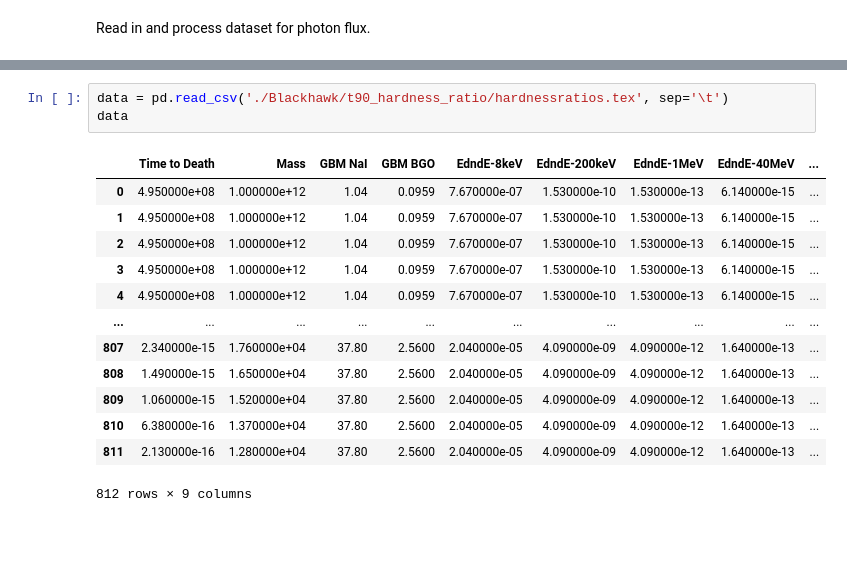
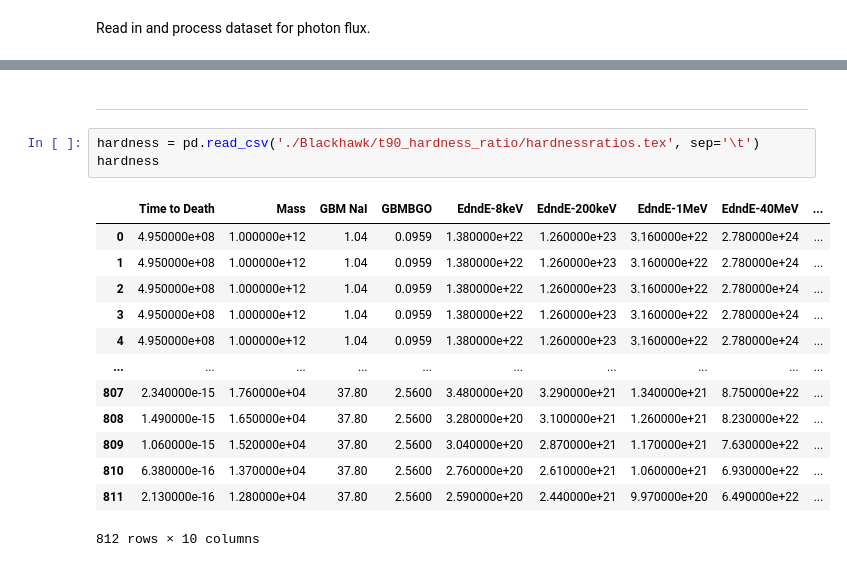
Before and after one commit to xboluna/Research, a Jupyter notebook: BHRad/Modelling/BHawk_Modelling.ipynb, the cells around one changed output, grey strips where cells are left out. Saved outputs shown, nothing was run; the diff lists cells and outputs as text; blank space fills up the shorter version.

```diff
--- a/BHRad/Modelling/BHawk_Modelling.ipynb
+++ b/BHRad/Modelling/BHawk_Modelling.ipynb
@@ -13,17 +172,19 @@ Read in and process dataset for photon flux.
+# %% [markdown]
+----
 # %%
-data = pd.read_csv('./Blackhawk/t90_hardness_ratio/hardnessratios.tex', sep='\t')
-data
+hardness = pd.read_csv('./Blackhawk/t90_hardness_ratio/hardnessratios.tex', sep='\t')
+hardness
 # %% [output]
-|  | Time to Death | Mass | GBM NaI | GBM BGO | EdndE-8keV | EdndE-200keV | EdndE-1MeV | EdndE-40MeV | ... |
-| 0 | 4.950000e+08 | 1.000000e+12 | 1.04 | 0.0959 | 7.670000e-07 | 1.530000e-10 | 1.530000e-13 | 6.140000e-15 | ... |
-| 1 | 4.950000e+08 | 1.000000e+12 | 1.04 | 0.0959 | 7.670000e-07 | 1.530000e-10 | 1.530000e-13 | 6.140000e-15 | ... |
-| 2 | 4.950000e+08 | 1.000000e+12 | 1.04 | 0.0959 | 7.670000e-07 | 1.530000e-10 | 1.530000e-13 | 6.140000e-15 | ... |
-| 3 | 4.950000e+08 | 1.000000e+12 | 1.04 | 0.0959 | 7.670000e-07 | 1.530000e-10 | 1.530000e-13 | 6.140000e-15 | ... |
-| 4 | 4.950000e+08 | 1.000000e+12 | 1.04 | 0.0959 | 7.670000e-07 | 1.530000e-10 | 1.530000e-13 | 6.140000e-15 | ... |
+|  | Time to Death | Mass | GBM NaI | GBMBGO | EdndE-8keV | EdndE-200keV | EdndE-1MeV | EdndE-40MeV | ... |
+| 0 | 4.950000e+08 | 1.000000e+12 | 1.04 | 0.0959 | 1.380000e+22 | 1.260000e+23 | 3.160000e+22 | 2.780000e+24 | ... |
+| 1 | 4.950000e+08 | 1.000000e+12 | 1.04 | 0.0959 | 1.380000e+22 | 1.260000e+23 | 3.160000e+22 | 2.780000e+24 | ... |
+| 2 | 4.950000e+08 | 1.000000e+12 | 1.04 | 0.0959 | 1.380000e+22 | 1.260000e+23 | 3.160000e+22 | 2.780000e+24 | ... |
+| 3 | 4.950000e+08 | 1.000000e+12 | 1.04 | 0.0959 | 1.380000e+22 | 1.260000e+23 | 3.160000e+22 | 2.780000e+24 | ... |
+| 4 | 4.950000e+08 | 1.000000e+12 | 1.04 | 0.0959 | 1.380000e+22 | 1.260000e+23 | 3.160000e+22 | 2.780000e+24 | ... |
 | ... | ... | ... | ... | ... | ... | ... | ... | ... | ... |
-| 807 | 2.340000e-15 | 1.760000e+04 | 37.80 | 2.5600 | 2.040000e-05 | 4.090000e-09 | 4.090000e-12 | 1.640000e-13 | ... |
-| 808 | 1.490000e-15 | 1.650000e+04 | 37.80 | 2.5600 | 2.040000e-05 | 4.090000e-09 | 4.090000e-12 | 1.640000e-13 | ... |
-| 809 | 1.060000e-15 | 1.520000e+04 | 37.80 | 2.5600 | 2.040000e-05 | 4.090000e-09 | 4.090000e-12 | 1.640000e-13 | ... |
-| 810 | 6.380000e-16 | 1.370000e+04 | 37.80 | 2.5600 | 2.040000e-05 | 4.090000e-09 | 4.090000e-12 | 1.640000e-13 | ... |
-| 811 | 2.130000e-16 | 1.280000e+04 | 37.80 | 2.5600 | 2.040000e-05 | 4.090000e-09 | 4.090000e-12 | 1.640000e-13 | ... |
+| 807 | 2.340000e-15 | 1.760000e+04 | 37.80 | 2.5600 | 3.480000e+20 | 3.290000e+21 | 1.340000e+21 | 8.750000e+22 | ... |
+| 808 | 1.490000e-15 | 1.650000e+04 | 37.80 | 2.5600 | 3.280000e+20 | 3.100000e+21 | 1.260000e+21 | 8.230000e+22 | ... |
+| 809 | 1.060000e-15 | 1.520000e+04 | 37.80 | 2.5600 | 3.040000e+20 | 2.870000e+21 | 1.170000e+21 | 7.630000e+22 | ... |
+| 810 | 6.380000e-16 | 1.370000e+04 | 37.80 | 2.5600 | 2.760000e+20 | 2.610000e+21 | 1.060000e+21 | 6.930000e+22 | ... |
+| 811 | 2.130000e-16 | 1.280000e+04 | 37.80 | 2.5600 | 2.590000e+20 | 2.440000e+21 | 9.970000e+20 | 6.490000e+22 | ... |
-812 rows × 9 columns
+812 rows × 10 columns
```
Also changed, not shown: parts of 18 cells of this notebook.
